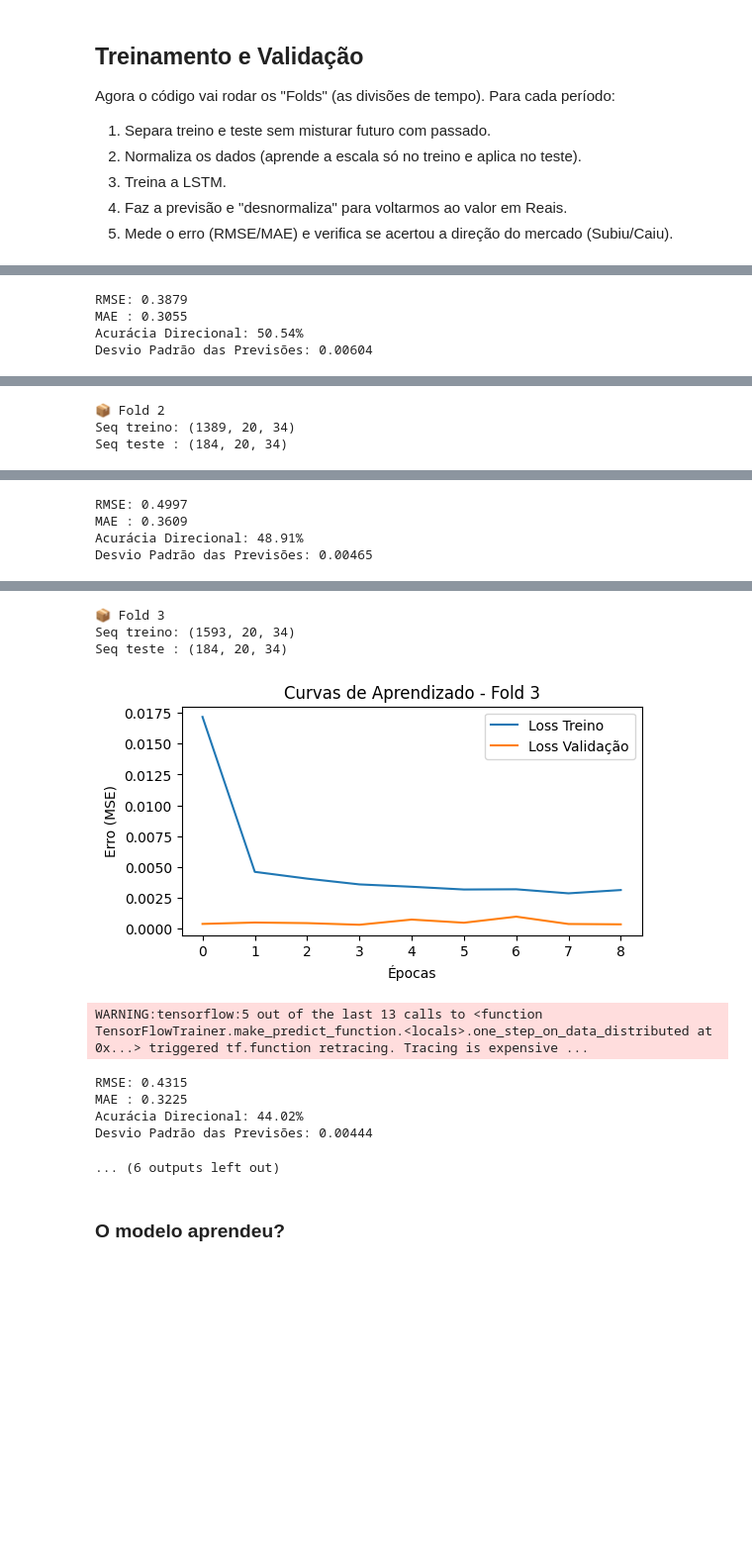
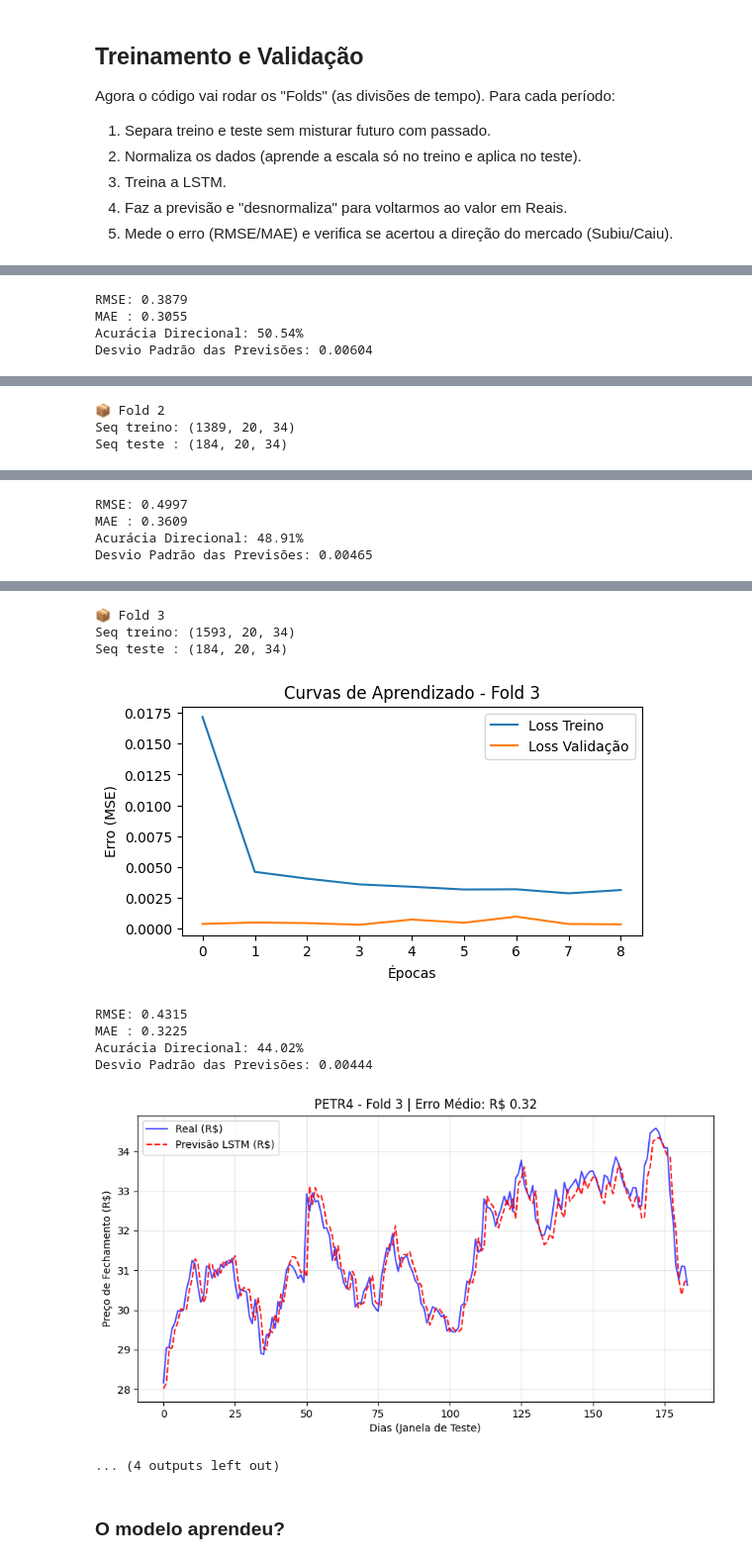
Before and after one commit to marciojolima/tc_fiap_fase4, a Jupyter notebook: notebook/TC_FASE4.ipynb, the cells around one changed output, grey strips where cells are left out. Shown at 99% size. Drawn from its saved outputs; the diff is of its cells as text; code cells hidden in the pictures; blank space fills up the shorter version.

Commit message:
Eliminado warnings do notebook jupiter

```diff
--- a/notebook/TC_FASE4.ipynb
+++ b/notebook/TC_FASE4.ipynb
@@ -164,7 +164,8 @@ macro.index = core.index.tz_localize(None)
 # %%
 # DÓLAR (USDBRL)
 print("Baixando USD/BRL...")
-usdbrl = yf.download('BRL=X', start=start_date, end=end_date)['Close']
+usdbrl = yf.download('BRL=X', start=start_date, end=end_date, progress=False)['Close']
 macro['USDBRL'] = usdbrl
+print(f"Download concluído")
 # %% [output]
 Baixando USD/BRL...
@@ -172,6 +173,7 @@ Baixando USD/BRL...
 # %%
 # PETRÓLEO BRENT
 print("Baixando Petróleo Brent...")
-brent_petroleum = yf.download('BZ=F', start=start_date, end=end_date)['Close']
+brent_petroleum = yf.download('BZ=F', start=start_date, end=end_date, progress=False)['Close']
 macro['Brent'] = brent_petroleum
+print(f"Download concluído")
 # %% [output]
@@ -180,7 +182,8 @@ Baixando Petróleo Brent...
 # %%
 # IBOVESPA
 print("Baixando Ibovespa...")
-ibov = yf.download('^BVSP', start=start_date, end=end_date)['Close']
+ibov = yf.download('^BVSP', start=start_date, end=end_date, progress=False)['Close']
 macro['Ibovespa'] = ibov
+print(f"Download concluído")
 # %% [output]
 Baixando Ibovespa...
@@ -800,7 +803,12 @@ Agora o código vai rodar os "Folds" (as divisões de tempo). Para cada período
 4.  Faz a previsão e "desnormaliza" para voltarmos ao valor em Reais.
 5.  Mede o erro (RMSE/MAE) e verifica se acertou a direção do mercado (Subiu/Caiu).
 # %%
+import logging
+from tensorflow.keras import backend as K
 from sklearn.metrics import mean_squared_error, mean_absolute_error, accuracy_score
+
+# Silenciar logs de avisos do TensorFlow antes de começar
+tf.get_logger().setLevel(logging.ERROR)
 
 # HIPERPARÂMETROS
 LOOKBACK = 20 # memória urta
@@ -815,6 +823,9 @@ all_backtest_data = []
 for fold, (train_idx, test_idx) in enumerate(tscv.split(X), 1):
 
     print(f'\n📦 Fold {fold}')
+
+    # LIMPEZA DE MEMÓRIA: Evita o erro de retracing e libera RAM do Colab
+    K.clear_session()
 
     # =======================
     # Split temporal
@@ -891,6 +902,7 @@ for fold, (train_idx, test_idx) in enumerate(tscv.split(X), 1):
     plt.ylabel('Erro (MSE)')
     plt.legend()
     plt.show()
+    plt.close()
 
     # =======================
     # Previsão
@@ -972,39 +984,39 @@ for fold, (train_idx, test_idx) in enumerate(tscv.split(X), 1):
         'Data': indices_originais,
         'Real_Log_Return': y_test_log.flatten(),
         'Pred_Log_Return': y_pred_log.flatten(),
         'Preco_Real_t-1': base_prices.flatten(), # Preço de ontem
         'SMA_200': df['SMA_200'].shift(1).iloc[valid_test_idx].values
     })
     all_backtest_data.append(fold_data)
 # %% [output]
 📦 Fold 1
 Seq treino: (1185, 20, 34)
 Seq teste : (184, 20, 34)
 [figure]
 RMSE: 0.3879
 MAE : 0.3055
 Acurácia Direcional: 50.54%
 Desvio Padrão das Previsões: 0.00604
 [figure]
 📦 Fold 2
 Seq treino: (1389, 20, 34)
 Seq teste : (184, 20, 34)
 [figure]
 RMSE: 0.4997
 MAE : 0.3609
 Acurácia Direcional: 48.91%
 Desvio Padrão das Previsões: 0.00465
 [figure]
 📦 Fold 3
 Seq treino: (1593, 20, 34)
 Seq teste : (184, 20, 34)
 [figure]
-WARNING:tensorflow:5 out of the last 13 calls to <function TensorFlowTrainer.make_predict_function.<locals>.one_step_on_data_distributed at 0x...> triggered tf.function retracing. Tracing is expensive ...
+RMSE: 0.4315
+MAE : 0.3225
+Acurácia Direcional: 44.02%
+Desvio Padrão das Previsões: 0.00444
+[figure, added]
-RMSE: 0.4315
-MAE : 0.3225
-Acurácia Direcional: 44.02%
-Desvio Padrão das Previsões: 0.00444
+... (4 outputs left out)
-... (6 outputs left out)
 # %% [markdown]
 ### O modelo aprendeu?
 # %%
```
Also changed, not shown: parts of 12 cells of this notebook.
